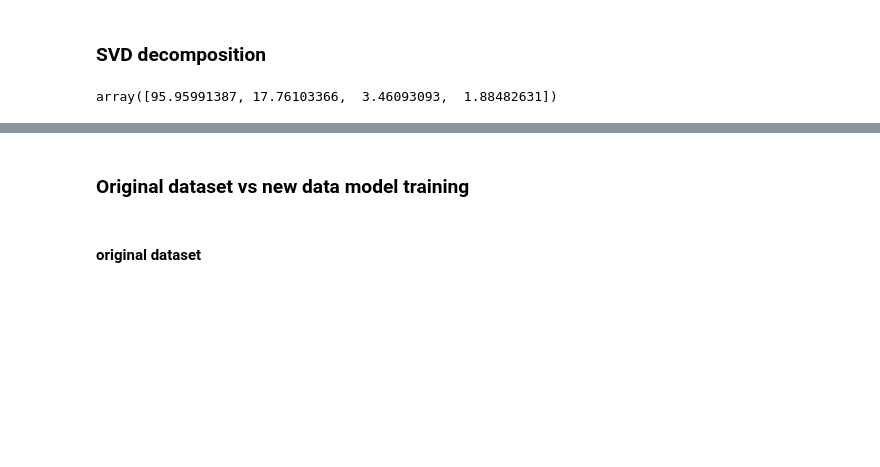
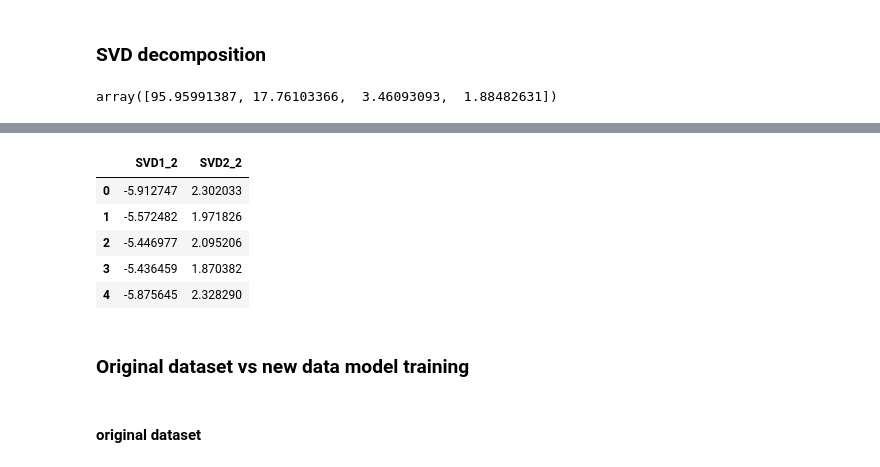
Before and after one commit to hellge83/AI_lin_alg, a Jupyter notebook: les05/les05.ipynb, the cells around one changed output, grey strips where cells are left out. Cells and saved outputs as stored; diff of their text form; code cells hidden in the pictures; blank space fills up the shorter version.

```diff
--- a/les05/les05.ipynb
+++ b/les05/les05.ipynb
@@ -120,3 +122,19 @@ newdata.head()
+# %%
+reconst_data = np.dot(U[:, :2], np.dot(np.diag(s[:2]), W[:2, :])) #reconst_matrix
+U, s2, W = np.linalg.svd(reconst_data)
+C = W.dot(reconst_data.T).T # C = U[:, :2].dot(np.diag(s2[:2])) (U*s2)
+# %%
+newdata2 = C[:,:2]
+newdata2 = pd.DataFrame(newdata2)
+newdata2.columns=['SVD1_2','SVD2_2']
+newdata2.head()
+# %% [output]
+|  | SVD1_2 | SVD2_2 |
+| 0 | -5.912747 | 2.302033 |
+| 1 | -5.572482 | 1.971826 |
+| 2 | -5.446977 | 2.095206 |
+| 3 | -5.436459 | 1.870382 |
+| 4 | -5.875645 | 2.328290 |
 # %% [markdown]
 ### Original dataset vs new data model training
 # %% [markdown]
```
Also changed, not shown: parts of 12 cells of this notebook.
